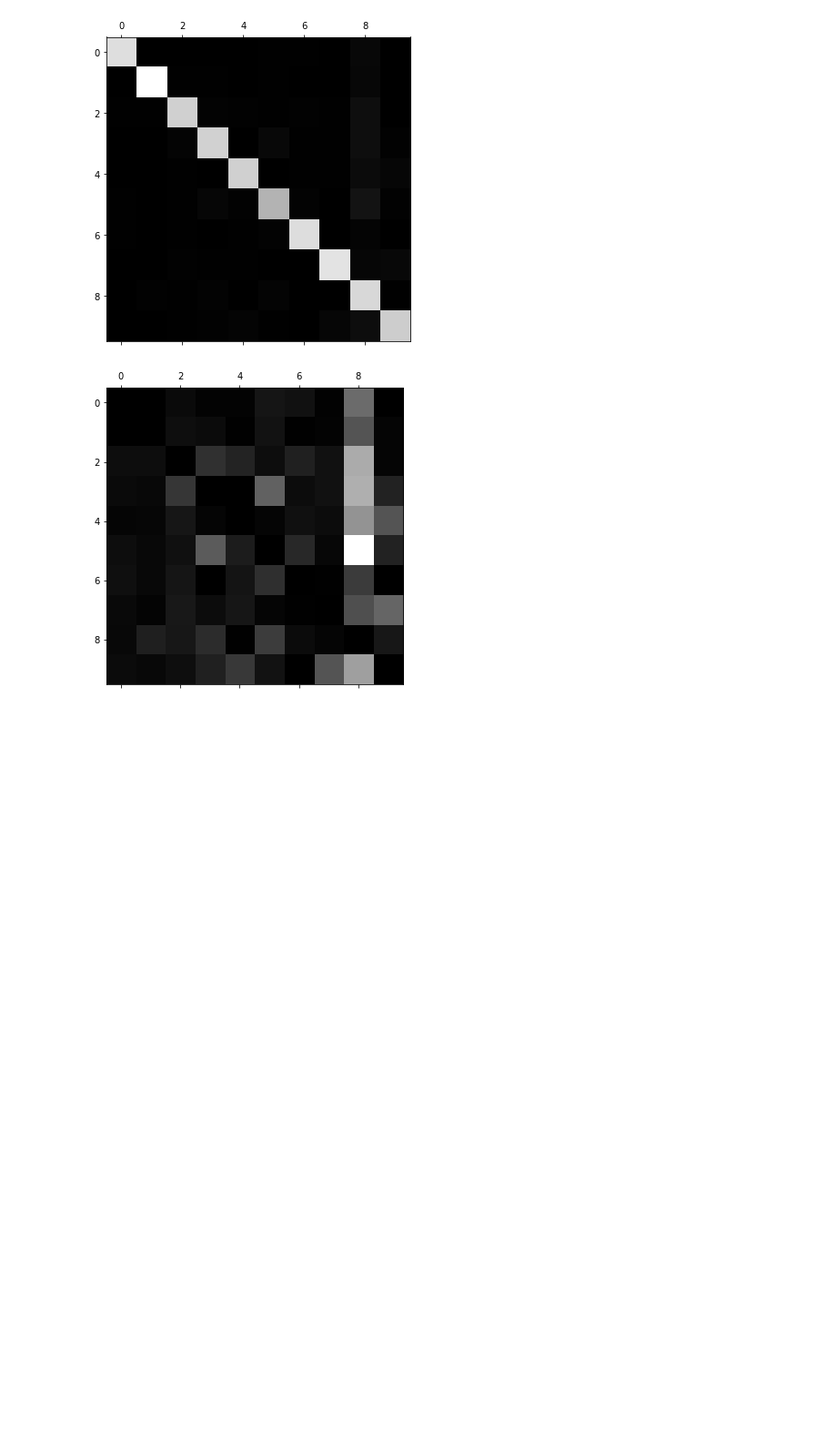
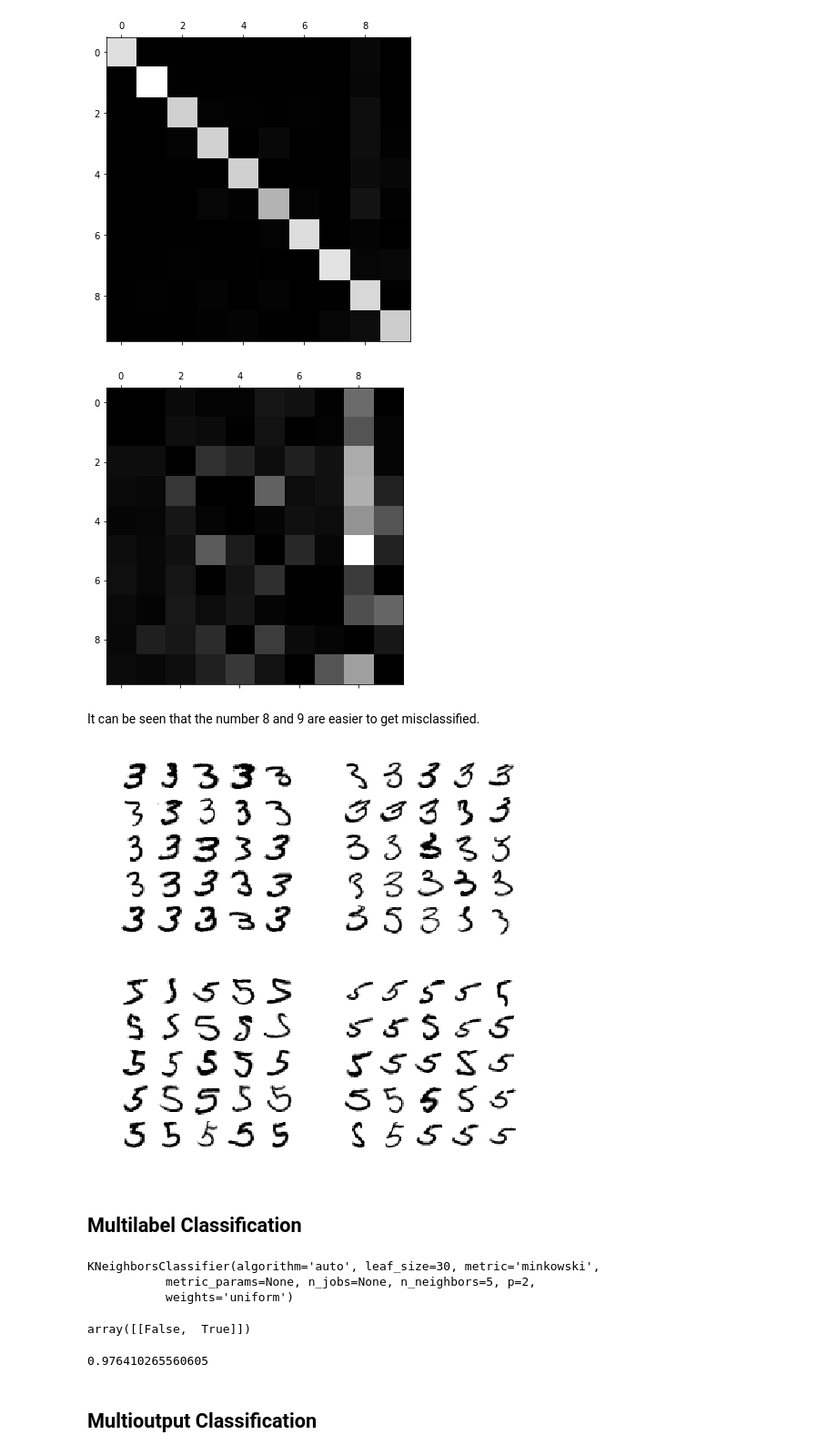
Before and after one commit to zhouxu-ds/ds-tools, a Jupyter notebook: machine_learning/classification/classification.ipynb, the cells around one changed output. Shown: that part at 91% size. Cells and saved outputs as stored; diff of their text form; code cells hidden in the pictures; blank space fills up the shorter version.

```diff
--- a/machine_learning/classification/classification.ipynb
+++ b/machine_learning/classification/classification.ipynb
@@ -355,3 +367,5 @@ plt.matshow(norm_conf_mx, cmap=plt.cm.gray, fignum=0)
 plt.show()
 # %% [output]
 [figure]
+# %% [markdown]
+It can be seen that the number 8 and 9 are easier to get misclassified.
@@ -357,0 +378,58 @@ plt.show()
+# %%
+# To see the cases where 3 and 5 are misclassified to each other
+def plot_digits(instances, images_per_row=10, **options):
+    size = 28
+    images_per_row = min(len(instances), images_per_row)
+    images = [instance.reshape(size,size) for instance in instances]
+    n_rows = (len(instances) - 1) // images_per_row + 1
+    row_images = []
+    n_empty = n_rows * images_per_row - len(instances)
+    images.append(np.zeros((size, size * n_empty)))
+    for row in range(n_rows):
+        rimages = images[row * images_per_row : (row + 1) * images_per_row]
+        row_images.append(np.concatenate(rimages, axis=1))
+    image = np.concatenate(row_images, axis=0)
+    plt.imshow(image, cmap = mpl.cm.binary, **options)
+    plt.axis("off")
+# %%
+cl_a , cl_b = 3 , 5
+X_aa = X_train [( y_train == cl_a ) & ( y_train_pred == cl_a )]
+X_ab = X_train [( y_train == cl_a ) & ( y_train_pred == cl_b )]
+X_ba = X_train [( y_train == cl_b ) & ( y_train_pred == cl_a )]
+X_bb = X_train [( y_train == cl_b ) & ( y_train_pred == cl_b )]
+
+plt.figure( figsize = ( 8 , 8 ))
+plt.subplot( 221 ); plot_digits ( X_aa [: 25 ], images_per_row = 5)
+plt.subplot( 222 ); plot_digits ( X_ab [: 25 ], images_per_row = 5)
+plt.subplot( 223 ); plot_digits ( X_ba [: 25 ], images_per_row = 5)
+plt.subplot( 224 ); plot_digits ( X_bb [: 25 ], images_per_row = 5)
+plt.show()
+# %% [output]
+[figure, added]
+# %% [markdown]
+## Multilabel Classification
+# %%
+from sklearn.neighbors import KNeighborsClassifier
+
+y_train_large = (y_train >= 7)
+y_train_odd = (y_train % 2 == 1)
+y_multilabel = np.c_[y_train_large, y_train_odd]
+
+knn_clf = KNeighborsClassifier()
+knn_clf.fit(X_train, y_multilabel)
+# %% [output]
+KNeighborsClassifier(algorithm='auto', leaf_size=30, metric='minkowski',
+           metric_params=None, n_jobs=None, n_neighbors=5, p=2,
+           weights='uniform')
+# %%
+knn_clf.predict([some_digit])
+# %% [output]
+array([[False,  True]])
+# %%
+y_train_knn_pred = cross_val_predict(knn_clf, X_train,
+                                     y_multilabel, cv=3)
+f1_score(y_multilabel, y_train_knn_pred, average='macro')
+# %% [output]
+0.976410265560605
+# %% [markdown]
+## Multioutput Classification
```
Also changed, not shown: parts of 6 cells of this notebook, 4 other files.
